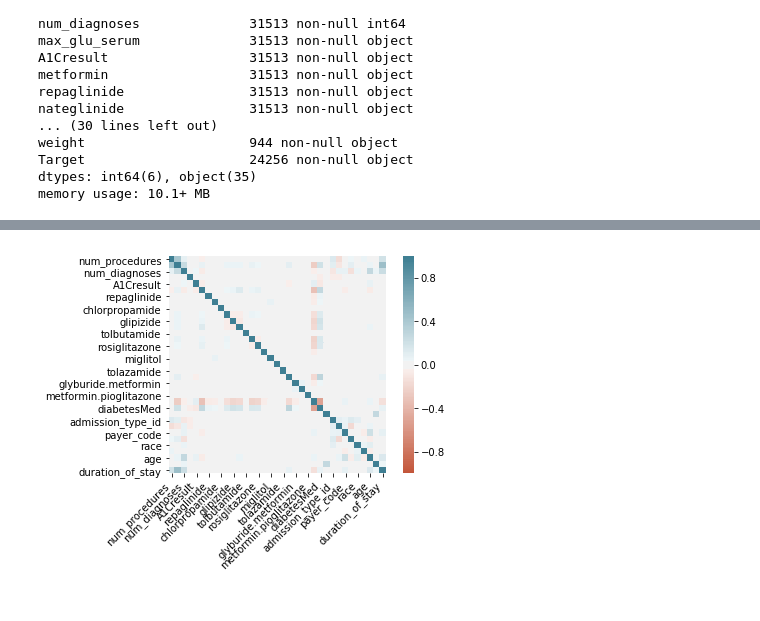
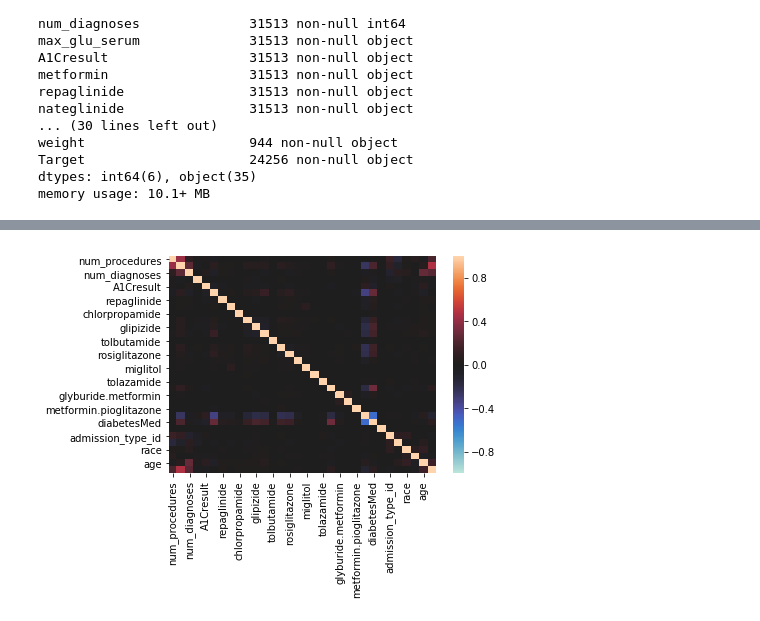
Before and after one commit to divya-nallamalli1/Python-and-ML-assignments, a Jupyter notebook: Hospital readmission ML.ipynb, the cells around one changed output, grey strips where cells are left out. Saved outputs shown, nothing was run; the diff lists cells and outputs as text; code cells hidden in the pictures.

```diff
--- a/Hospital readmission ML.ipynb
+++ b/Hospital readmission ML.ipynb
@@ -53,5 +54,3 @@ all_c = all_features
 # %%
-# payer code and medical specialty have missing values
-print(all_features.shape)
-print(all_features['payer_code'].value_counts())
-print(all_features['medical_specialty'].value_counts())
+# payer_code and medical_specialty have missing values. They are removed from features
+all_features = all_features.drop(columns=['payer_code','medical_specialty'])
@@ -92,6 +57,3 @@ imputed_cols = pd.DataFrame(imp.fit_transform(cols_to_impute))
-# %%
-all_features['payer_code'] = imputed_cols[0]
-all_features['medical_specialty'] = imputed_cols[1]
 # %%
 all_features.columns
 # %% [output]
@@ -160,12 +140,9 @@ numerical_categorical = ['num_procedures', 'max_glu_serum', 'A1Cresult', 'metfor
 # %%
-# # convert numerical data types to int/float
-# categorical_features = ['payer_code','medical_specialty','race','gender','age','max_glu_serum','A1Cresult','metformin', 'repaglinide', 'nateglinide', 'chlorpropamide', 'glimepiride', 'acetohexamide', 'glipizide', 'glyburide', 'tolbutamide', 'pioglitazone', 'rosiglitazone', 'acarbose', 'miglitol', 'troglitazone', 'tolazamide', 'insulin', 'glyburide.metformin', 'glipizide.metformin', 'metformin.rosiglitazone', 'metformin.pioglitazone','change', 'diabetesMed','Target']
-# numerical_features = ['admission_type_id','admission_source_id','num_procedures','num_medications','num_diagnoses','istrain']
-# # loan_data.columns[loan_data.dtypes!=object].tolist()
+# convert numerical data types to int/float by encoding
 cat = all_features.columns[all_features.dtypes==object].tolist()
-# num = all_features.columns[all_features.dtypes!=object].tolist()
-# # types of categorical features
-nominal = ['max_glu_serum','A1Cresult','payer_code','medical_specialty','race','age']
+num = all_features.columns[all_features.dtypes!=object].tolist()
+# types of categorical features
+nominal = ['max_glu_serum','A1Cresult','race','age']
 ordinal = ['insulin','metformin', 'repaglinide', 'nateglinide', 'chlorpropamide', 'glimepiride', 'glipizide', 'glyburide','pioglitazone', 'rosiglitazone', 'acarbose','glyburide.metformin']
-binary = ['gender','Target','tolbutamide','miglitol', 'troglitazone', 'tolazamide','glipizide.metformin','metformin.pioglitazone','change','diabetesMed']
+binary = ['gender','tolbutamide','miglitol', 'troglitazone', 'tolazamide','glipizide.metformin','metformin.pioglitazone','change','diabetesMed']
 # %%
@@ -183,20 +160,10 @@ all_features[binary] = pd.get_dummies(all_features[binary],columns=binary,drop_f
 # %%
 # correlation heatmap
 corr = all_features.corr()
-ax = sns.heatmap(
-    corr,
-    vmin=-1, vmax=1, center=0,
-    cmap=sns.diverging_palette(20, 220, n=200),
-    square=True,
-)
-ax.set_xticklabels(
-    ax.get_xticklabels(),
-    rotation=45,
-    horizontalalignment='right'
-);
+ax = sns.heatmap(corr, vmin=-1, vmax=1, center=0)
 sns.set(rc={'figure.figsize':(11,11)})
 # %% [output]
-[figure, old version]
+[figure, new version]
 # %%
 # high_cardinality
 for y in high_cardinality:
```
Also changed, not shown: parts of 32 cells of this notebook.
